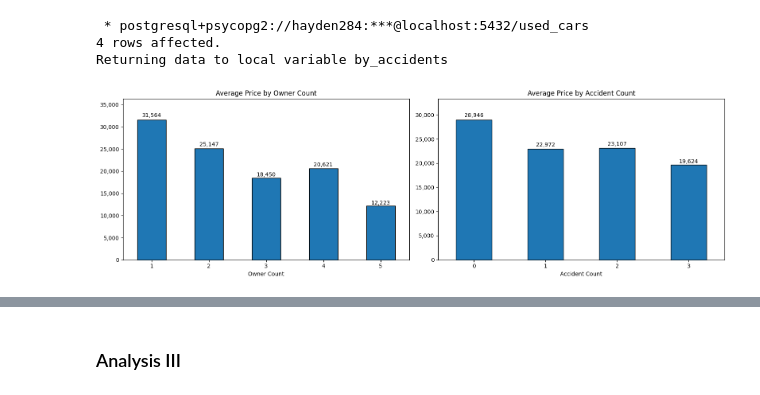
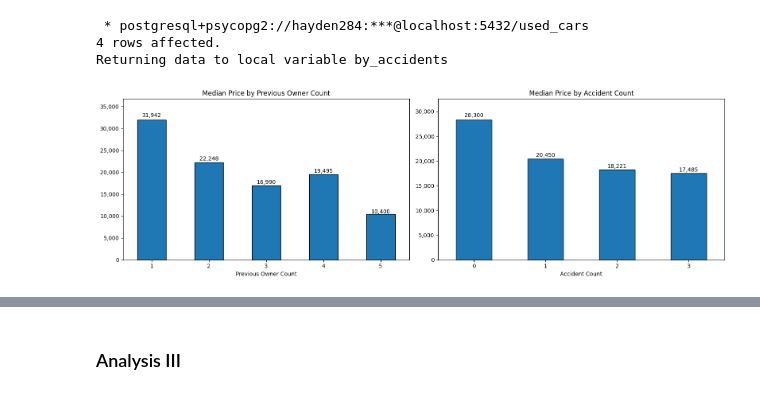
Before and after one commit to hayden-huynh/Used-Car-Market-Analysis, a Jupyter notebook: data-analysis/market-analysis.ipynb, the cells around one changed output, grey strips where cells are left out. Saved outputs shown, nothing was run; the diff lists cells and outputs as text; code cells hidden in the pictures.

```diff
--- a/data-analysis/market-analysis.ipynb
+++ b/data-analysis/market-analysis.ipynb
@@ -332,52 +411,52 @@ Returning data to local variable by_accidents
 # %%
 owners_df = by_owners.DataFrame()
 accidents_df = by_accidents.DataFrame()
-owners_df['avg_price'] = pd.to_numeric(owners_df['avg_price'])
-accidents_df['avg_price'] = pd.to_numeric(accidents_df['avg_price'])
+owners_df['median_price'] = pd.to_numeric(owners_df['median_price'])
+accidents_df['median_price'] = pd.to_numeric(accidents_df['median_price'])
 
 fig, oa_axes = plt.subplots(1, 2, figsize=(16,5))
 
-# Chart 1: Avg Prices by Owner Count
+# Chart 1: Median Prices by Owner Count
 ax_owners = owners_df.plot(
     kind="bar",
     x="owner_count",
-    y="avg_price",
+    y="median_price",
     ax=oa_axes[0],
     edgecolor="black",
-    title="Average Price by Owner Count"
+    title="Median Price by Previous Owner Count"
 )
-ax_owners.set_xlabel("Owner Count")
-ax_owners.set_ylim(0, owners_df["avg_price"].max() * 1.15)
+ax_owners.set_xlabel("Previous Owner Count")
+ax_owners.set_ylim(0, owners_df["median_price"].max() * 1.15)
 
 # Chart 2: Avg Prices by Accident Count
 ax_accidents = accidents_df.plot(
     kind="bar",
     x="accident_count",
-    y="avg_price",
+    y="median_price",
     ax=oa_axes[1],
     edgecolor="black",
-    title="Average Price by Accident Count"
+    title="Median Price by Accident Count"
 )
 ax_accidents.set_xlabel("Accident Count")
-ax_accidents.set_ylim(0, accidents_df["avg_price"].max() * 1.15)
+ax_accidents.set_ylim(0, accidents_df["median_price"].max() * 1.15)
 
 for ax in [ax_owners, ax_accidents]:
     ax.tick_params(axis='x', labelrotation=0)
     ax.set_ylabel("")
     ax.get_legend().remove()
     ax.yaxis.set_major_formatter(mtick.StrMethodFormatter("{x:,.0f}"))
     for p in ax.patches:
         h = p.get_height()
         ax.text(
             p.get_x() + p.get_width()/2,
             h + (h*0.02),
             f"{h:,.0f}",
             ha="center",
             fontsize=10
         )
 
 
 plt.tight_layout()
 plt.show()
 # %% [output]
-[figure, old version]
+[figure, new version]
```
Also changed, not shown: parts of 33 cells of this notebook.
